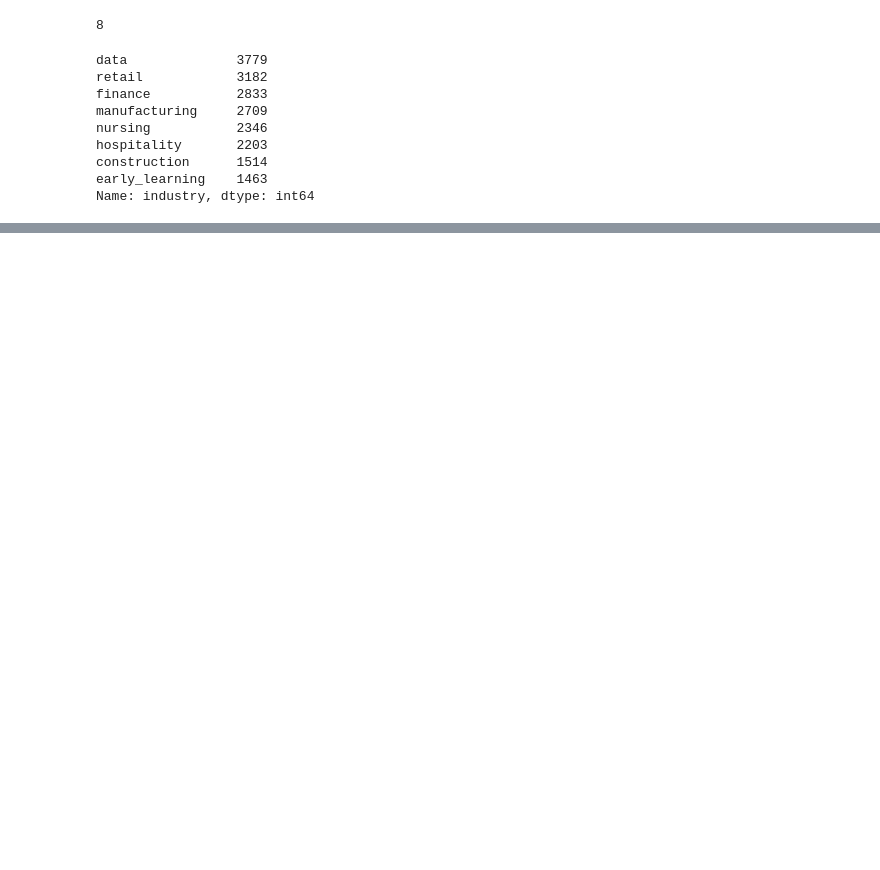
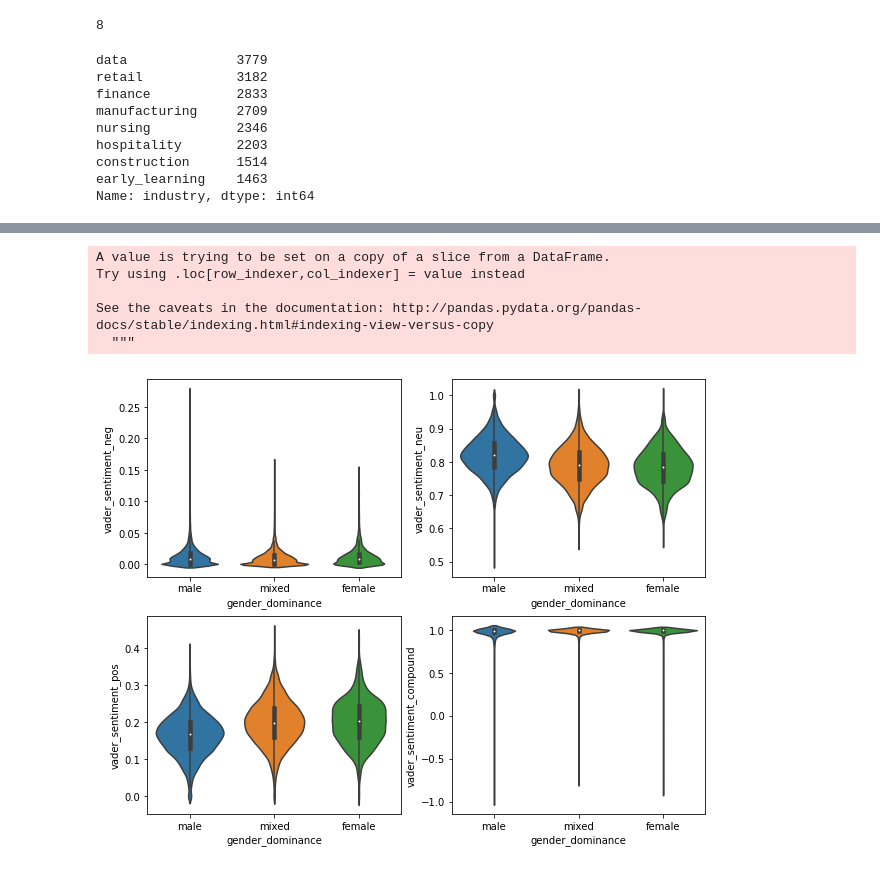
Before and after one commit to LydiaPeabody/job-description-gender-analysis, a Jupyter notebook: job_description_text_EDA.ipynb, the cells around one changed output, grey strips where cells are left out. Cells and saved outputs as stored; diff of their text form; code cells hidden in the pictures; blank space fills up the shorter version.

```diff
--- a/job_description_text_EDA.ipynb
+++ b/job_description_text_EDA.ipynb
@@ -170,0 +194,33 @@ topic
+# %%
+#generating sentiment for jd text
+#generating two values using vaderSentiment and TextBlob
+
+vader = SentimentIntensityAnalyzer()
+jd_text_df['vader_sentiment'] = [vader.polarity_scores(jd) for jd in jd_text_df.job_description_all_text]
+# %% [output]
+A value is trying to be set on a copy of a slice from a DataFrame.
+Try using .loc[row_indexer,col_indexer] = value instead
+
+See the caveats in the documentation: http://pandas.pydata.org/pandas-docs/stable/indexing.html#indexing-view-versus-copy
+  """
+# %%
+vader_sentiment_neg = jd_text_df.vader_sentiment.map(lambda x: x['neg'])
+vader_sentiment_pos = jd_text_df.vader_sentiment.map(lambda x: x['pos'])
+vader_sentiment_neu = jd_text_df.vader_sentiment.map(lambda x: x['neu'])
+vader_sentiment_compound = jd_text_df.vader_sentiment.map(lambda x: x['compound'])
+# %%
+jd_text_df['vader_sentiment_neg'] = vader_sentiment_neg
+jd_text_df['vader_sentiment_pos'] = vader_sentiment_pos
+jd_text_df['vader_sentiment_neu'] = vader_sentiment_neu
+jd_text_df['vader_sentiment_compound'] = vader_sentiment_compound
+# %%
+#visualize by industry
+fig, axes = plt.subplots(2,2,figsize=(10,8))
+
+for i, sentiment in enumerate(['neg','neu','pos','compound']):
+    y_string = 'vader_sentiment_' + sentiment
+
+    axi = plt.subplot(2,2,(i+1))
+    sns.violinplot(x='gender_dominance', y=y_string, data=jd_text_df, ax=axi)
+# %% [output]
+[figure, added]
```
Also changed, not shown: parts of 38 cells of this notebook.
